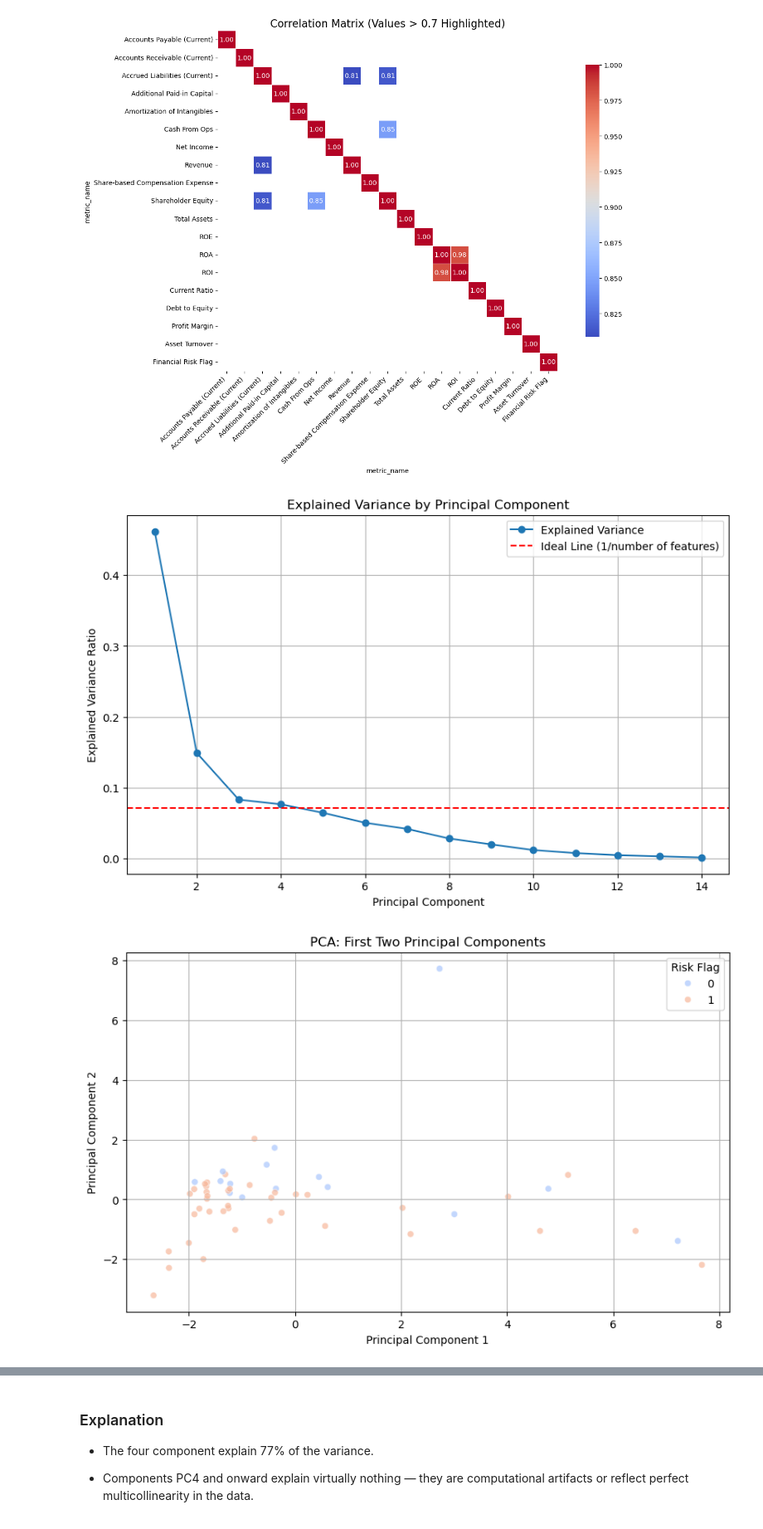
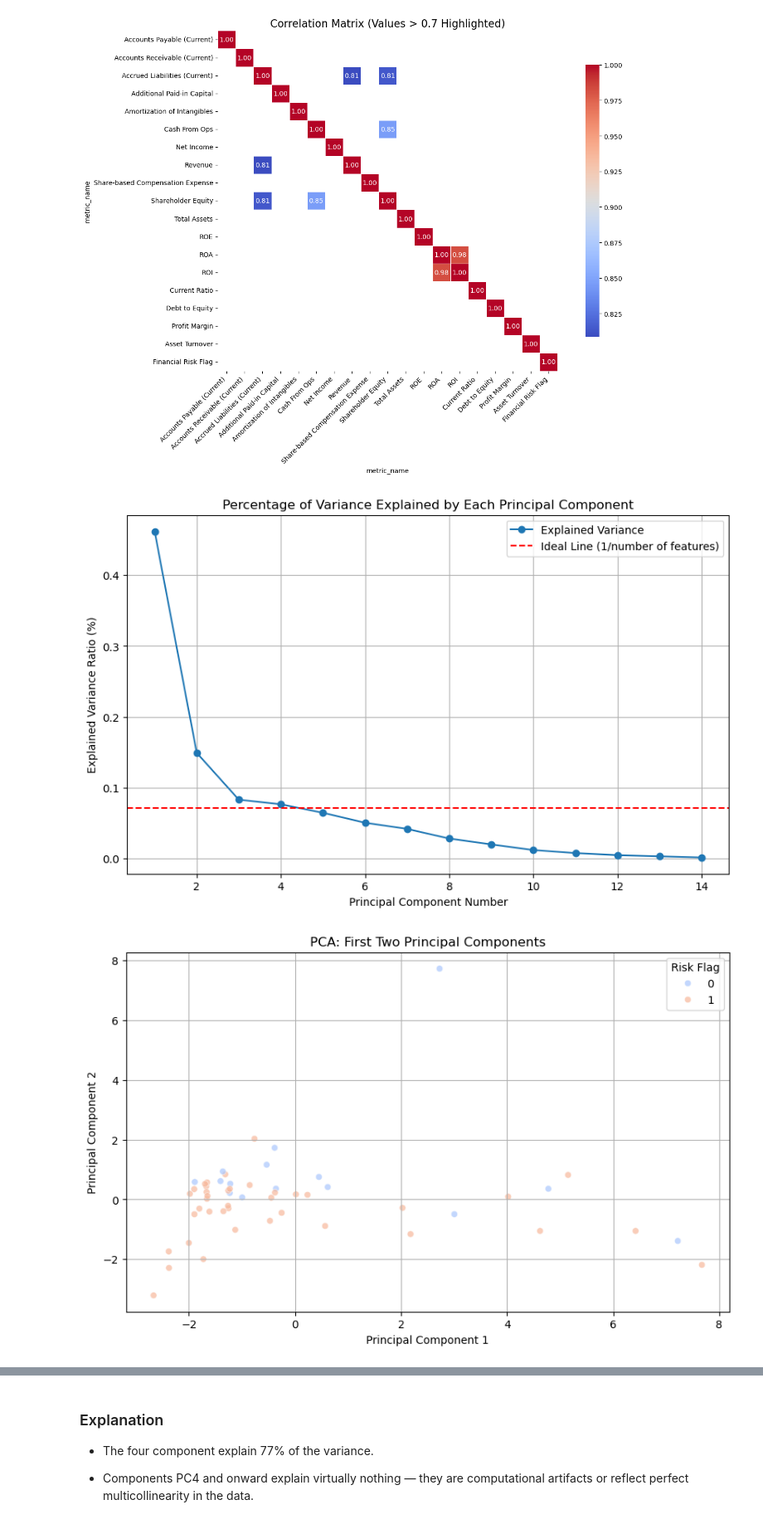
Before and after one commit to NataliaStekolnikova/credit-analysis-dashboard, a Jupyter notebook: notebooks/extracting-financial-10-k-reports-via-sec-edgar-db.ipynb, the cells around one changed output, grey strips where cells are left out. Shown at 83% size. Saved outputs shown, nothing was run; the diff lists cells and outputs as text; code cells hidden in the pictures.

```diff
--- a/notebooks/extracting-financial-10-k-reports-via-sec-edgar-db.ipynb
+++ b/notebooks/extracting-financial-10-k-reports-via-sec-edgar-db.ipynb
@@ -1046,39 +1047,39 @@ pca_df[target] = df[target].values
 plt.figure(figsize=(10, 6))
 plt.plot(range(1, len(pca.explained_variance_ratio_)+1), pca.explained_variance_ratio_, marker='o', label='Explained Variance')
 plt.axhline(y=1/len(features), color='r', linestyle='--', label='Ideal Line (1/number of features)')
-plt.title('Explained Variance by Principal Component')
-plt.xlabel('Principal Component')
-plt.ylabel('Explained Variance Ratio')
+plt.title('Percentage of Variance Explained by Each Principal Component')
+plt.xlabel('Principal Component Number')
+plt.ylabel('Explained Variance Ratio (%)')
 plt.legend()
 plt.grid(True)
 plt.show()
 
 # Visualize the first two principal components with respect to the Risk Flag
 plt.figure(figsize=(10, 6))
 sns.scatterplot(data=pca_df, x='PC1', y='PC2', hue=target, palette='coolwarm', alpha=0.7)
 plt.title('PCA: First Two Principal Components')
 plt.xlabel('Principal Component 1')
 plt.ylabel('Principal Component 2')
 plt.legend(title='Risk Flag')
 plt.grid(True)
 plt.show()
 
 # Create a table summarizing the PCA results
 explained_variance = pd.DataFrame({
     'Principal Component': [f'PC{i+1}' for i in range(len(pca.explained_variance_ratio_))],
     'Explained Variance Ratio': pca.explained_variance_ratio_,
     'Cumulative Explained Variance': pca.explained_variance_ratio_.cumsum()
 })
 
 # Display the table
 print("\n--- PCA Explained Variance Table ---")
 print(explained_variance)
 
 # Highlight the number of components needed to explain at least 95% of the variance
 components_needed = (explained_variance['Cumulative Explained Variance'] >= 0.95).idxmax() + 1
 print(f"\nNumber of components needed to explain at least 95% of the variance: {components_needed}")
 # %% [output]
-[figure, old version]
+[figure, new version]
 [figure]
 --- PCA Explained Variance Table ---
    Principal Component  Explained Variance Ratio  \
```
Also changed, not shown: parts of 15 cells of this notebook, 5 other files.
